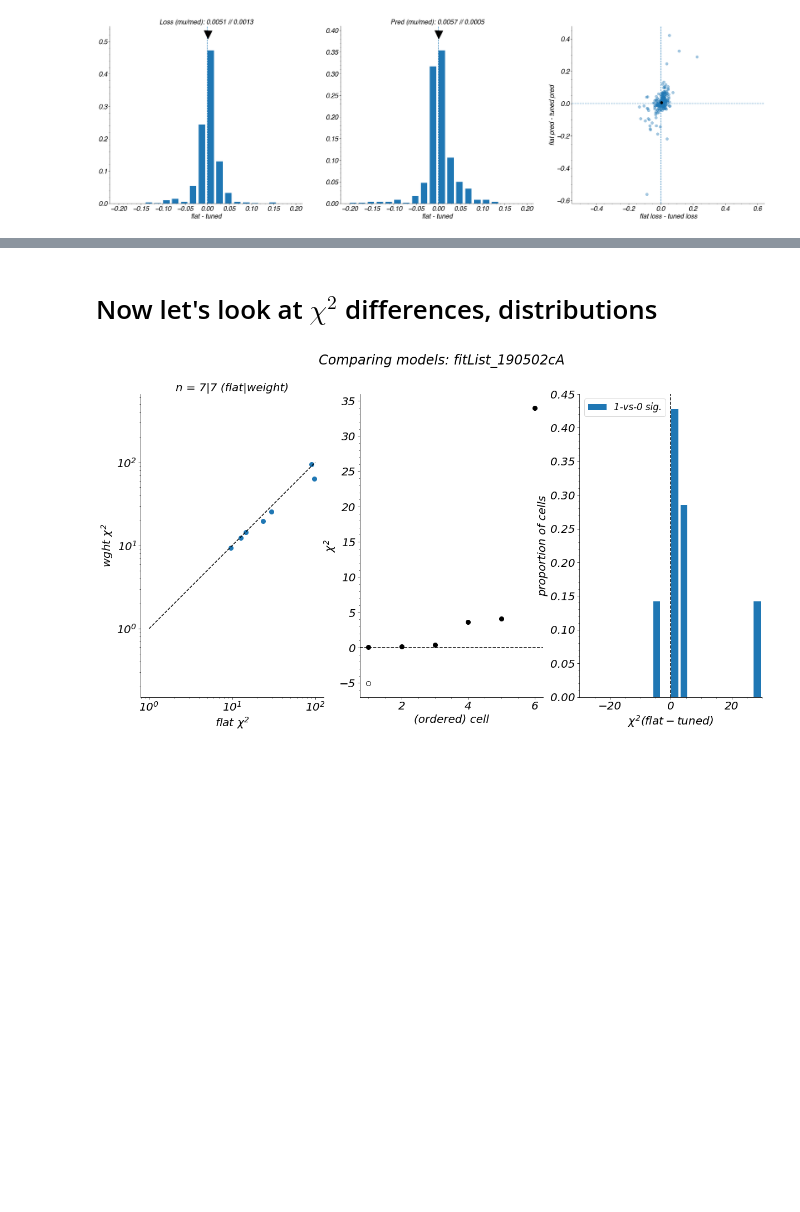
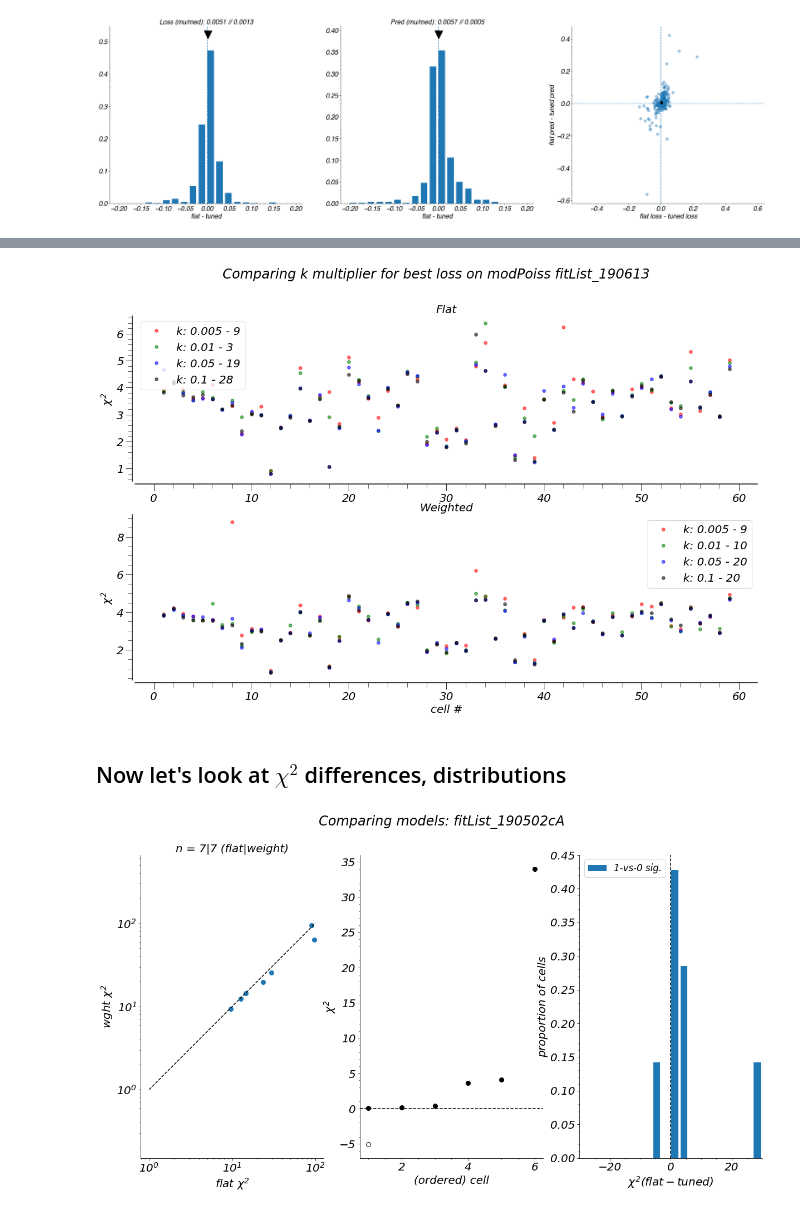
Before and after one commit to paul-levy/SF-diversity, a Jupyter notebook: modCompare.ipynb, the cells around one changed output, grey strips where cells are left out. Cells and saved outputs as stored; diff of their text form; code cells hidden in the pictures; blank space fills up the shorter version.

```diff
--- a/modCompare.ipynb
+++ b/modCompare.ipynb
@@ -12,14 +34,17 @@ import pdb
 # %%
+import seaborn as sns
 import matplotlib.pyplot as plt
 plt.style.use('https://raw.githubusercontent.com/paul-levy/SF_diversity/master/paul_plt_style.mplstyle');
 import matplotlib.backends.backend_pdf as pltSave
 %matplotlib inline
 
 from matplotlib import rcParams, cm
-rcParams['font.family'] = 'sans-serif'
-rcParams['font.sans-serif'] = ['Helvetica']
+# rcParams['font.family'] = 'sans-serif'
+# rcParams['font.sans-serif'] = ['Helvetica']
 rcParams['font.style'] = 'oblique'
 rcParams['font.size'] = 20;
 rcParams['pdf.fonttype'] = 3 # should be 42, but there are kerning issues
 rcParams['ps.fonttype'] = 3 # should be 42, but there are kerning issues
+
+warnings.filterwarnings('once')
 # %% [markdown]
@@ -203,5 +416,46 @@ pdf.close()
+# %%
+# as before, determine the winners
+flat_mins = np.argmin([all_loss[verSuffix[i]][:, 0] for i in range(len(verSuffix))], axis=0)
+wght_mins = np.argmin([all_loss[verSuffix[i]][:, 1] for i in range(len(verSuffix))], axis=0)
+
+bins = np.arange(len(verSuffix)+1)
+flat_winner = np.histogram(flat_mins, bins=bins)[0];
+wght_winner = np.histogram(wght_mins, bins=bins)[0];
+# %%
+# now plot!
+
+colors = ['r', 'g', 'b', 'k']
+f, ax = plt.subplots(2, 1, figsize=(20, 12))
+
+# flat first
+verLabels = ['k: %s - %d' % (label, times) for label, times in zip(verK, flat_winner)]
+[ax[0].plot(1+np.arange(nCells), all_loss[ver][:, 0], '%so' % c, alpha=0.5, label=s) for ver,c,s in zip(verSuffix, colors, verLabels)];
+ax[0].set_title('Flat')
+# ax[0].set_xlabel('cell #')
+ax[0].set_ylabel(r'$\chi^2$')
+ax[0].legend();
+
+# flat first
+verLabels = ['k: %s - %d' % (label, times) for label, times in zip(verK, wght_winner)]
+[ax[1].plot(1+np.arange(nCells), all_loss[ver][:, 1], '%so' % c, alpha=0.5, label=s) for ver,c,s in zip(verSuffix, colors, verLabels)];
+ax[1].set_title('Weighted')
+ax[1].set_xlabel('cell #')
+ax[1].set_ylabel(r'$\chi^2$')
+ax[1].legend();
+
+loss_suff = hf.lossType_suffix(check_lossType).replace('_', '').replace('.npy', '')
+f.suptitle('Comparing k multiplier for best loss on %s %s' % (loss_suff, baseStr));
+
+sns.despine(offset=5);
+
+# now save
+pdf = pltSave.PdfPages(str('figures/' + 'modCompareLoss-%s%s_%s.pdf' % (baseStr, lossStr, loss_suff)))
+pdf.savefig(f, bbox_inches="tight")
+pdf.close()
+# %% [output]
+[figure, added]
 # %% [markdown]
-# Now let's look at $\chi^2$ differences, distributions
+## Now let's look at $\chi^2$ differences, distributions
 # %%
 lossType = 4;
 
```
Also changed, not shown: parts of 41 cells of this notebook, 3 other files.
